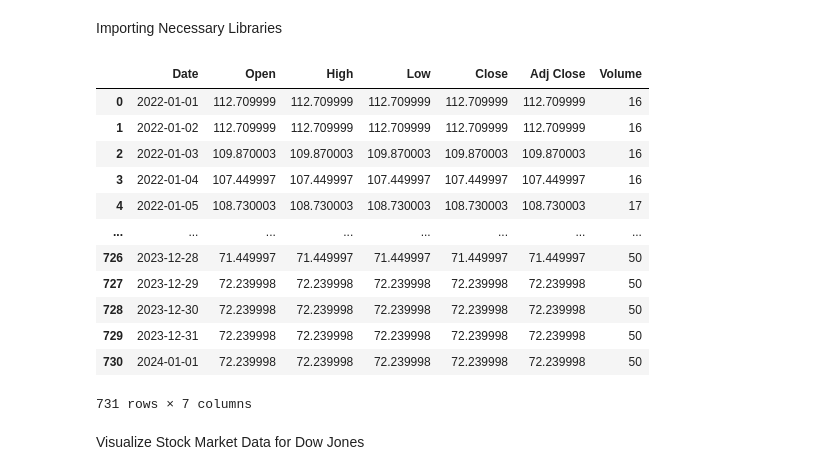
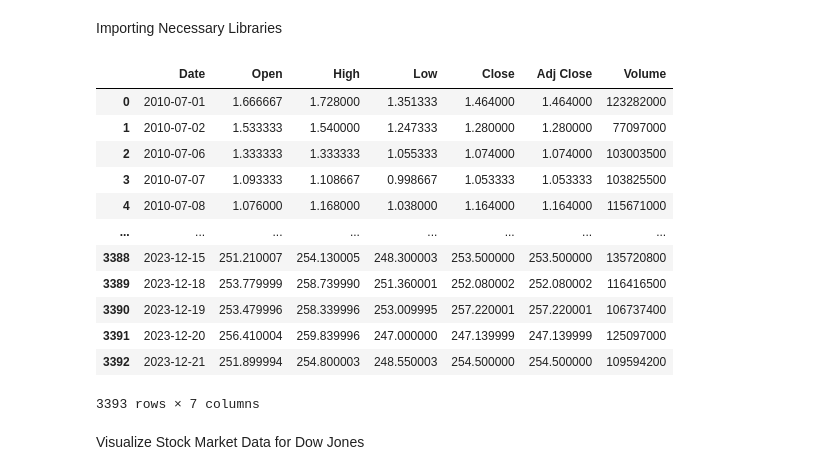
Before and after one commit to code4ry/FinRL-RegressionModels, a Jupyter notebook: Learning Models/Logistic Regression/logisticRegression/logisticModel.ipynb, the cells around one changed output. Drawn from its saved outputs; the diff is of its cells as text; code cells hidden in the pictures.

Commit message:
Tested model on TSLA stock

```diff
--- a/Learning Models/Logistic Regression/logisticRegression/logisticModel.ipynb
+++ b/Learning Models/Logistic Regression/logisticRegression/logisticModel.ipynb
@@ -3,43 +3,43 @@ Importing Necessary Libraries
 # %%
 import pandas as pd
 import numpy as num
 import matplotlib.pyplot as plt
 import csv
 from sklearn.model_selection import train_test_split, cross_val_score
 from sklearn.linear_model import LogisticRegression
 from sklearn.metrics import accuracy_score, classification_report, mean_squared_error
 
 
 ## parsing our stock market dataset
 stock_dataset = "^DJI.csv"
-sp_dataset = "sandp500.csv"
+sp_dataset = "TSLA - Full.csv"
 stock_data = pd.read_csv(stock_dataset)
 sp_500 = pd.read_csv(sp_dataset)
 
 ## removing our null values from the dataset
 stock_data = stock_data.dropna()
 stock_data = stock_data.dropna(axis=1)
 stock_data = stock_data.dropna(how='all')
 
 sp_500 = sp_500.dropna()
 sp_500 = sp_500.dropna(axis=1)
 sp_500 = sp_500.dropna(how='all')
 
 sp_500
 # %% [output]
 |  | Date | Open | High | Low | Close | Adj Close | Volume |
-| 0 | 2022-01-01 | 112.709999 | 112.709999 | 112.709999 | 112.709999 | 112.709999 | 16 |
-| 1 | 2022-01-02 | 112.709999 | 112.709999 | 112.709999 | 112.709999 | 112.709999 | 16 |
-| 2 | 2022-01-03 | 109.870003 | 109.870003 | 109.870003 | 109.870003 | 109.870003 | 16 |
-| 3 | 2022-01-04 | 107.449997 | 107.449997 | 107.449997 | 107.449997 | 107.449997 | 16 |
-| 4 | 2022-01-05 | 108.730003 | 108.730003 | 108.730003 | 108.730003 | 108.730003 | 17 |
+| 0 | 2010-07-01 | 1.666667 | 1.728000 | 1.351333 | 1.464000 | 1.464000 | 123282000 |
+| 1 | 2010-07-02 | 1.533333 | 1.540000 | 1.247333 | 1.280000 | 1.280000 | 77097000 |
+| 2 | 2010-07-06 | 1.333333 | 1.333333 | 1.055333 | 1.074000 | 1.074000 | 103003500 |
+| 3 | 2010-07-07 | 1.093333 | 1.108667 | 0.998667 | 1.053333 | 1.053333 | 103825500 |
+| 4 | 2010-07-08 | 1.076000 | 1.168000 | 1.038000 | 1.164000 | 1.164000 | 115671000 |
 | ... | ... | ... | ... | ... | ... | ... | ... |
-| 726 | 2023-12-28 | 71.449997 | 71.449997 | 71.449997 | 71.449997 | 71.449997 | 50 |
-| 727 | 2023-12-29 | 72.239998 | 72.239998 | 72.239998 | 72.239998 | 72.239998 | 50 |
-| 728 | 2023-12-30 | 72.239998 | 72.239998 | 72.239998 | 72.239998 | 72.239998 | 50 |
-| 729 | 2023-12-31 | 72.239998 | 72.239998 | 72.239998 | 72.239998 | 72.239998 | 50 |
-| 730 | 2024-01-01 | 72.239998 | 72.239998 | 72.239998 | 72.239998 | 72.239998 | 50 |
+| 3388 | 2023-12-15 | 251.210007 | 254.130005 | 248.300003 | 253.500000 | 253.500000 | 135720800 |
+| 3389 | 2023-12-18 | 253.779999 | 258.739990 | 251.360001 | 252.080002 | 252.080002 | 116416500 |
+| 3390 | 2023-12-19 | 253.479996 | 258.339996 | 253.009995 | 257.220001 | 257.220001 | 106737400 |
+| 3391 | 2023-12-20 | 256.410004 | 259.839996 | 247.000000 | 247.139999 | 247.139999 | 125097000 |
+| 3392 | 2023-12-21 | 251.899994 | 254.800003 | 248.550003 | 254.500000 | 254.500000 | 109594200 |
-731 rows × 7 columns
+3393 rows × 7 columns
 # %% [markdown]
 Visualize Stock Market Data for Dow Jones
 # %%
```
Also changed, not shown: parts of 2 cells of this notebook, 1 other file.
